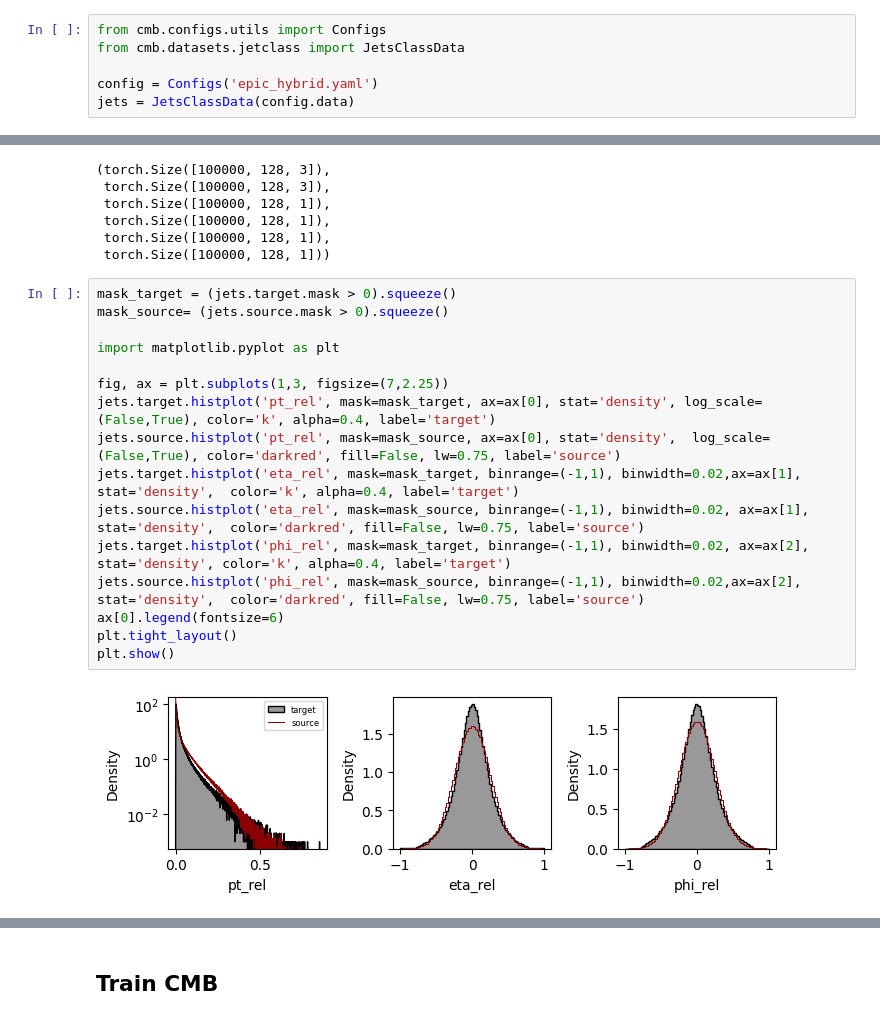
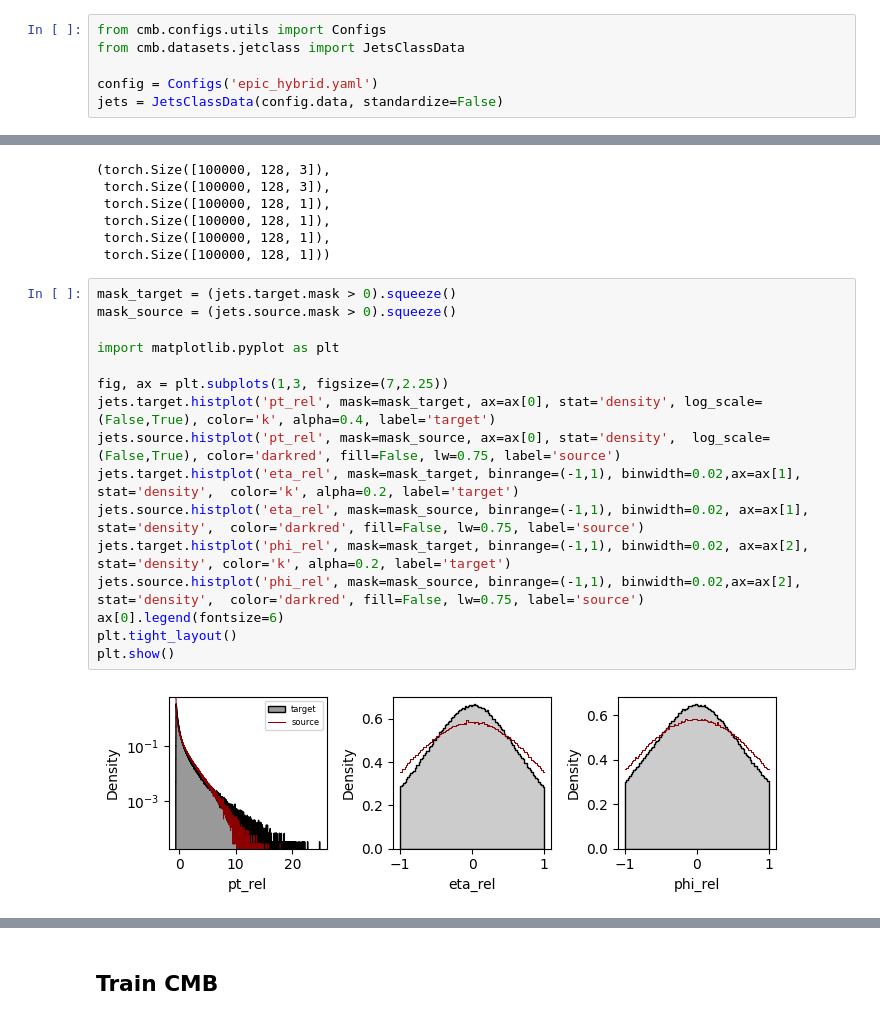
Before and after one commit to dfaroughy/CMB, a Jupyter notebook: experiments/jetclass/train_epic_hybrid.ipynb, the cells around one changed output, grey strips where cells are left out. Cells and saved outputs as stored; diff of their text form.

```diff
--- a/experiments/jetclass/train_epic_hybrid.ipynb
+++ b/experiments/jetclass/train_epic_hybrid.ipynb
@@ -3,5 +3,5 @@ from cmb.configs.utils import Configs
 from cmb.datasets.jetclass import JetsClassData
 
 config = Configs('epic_hybrid.yaml')
-jets = JetsClassData(config.data)
+jets = JetsClassData(config.data, standardize=False)
 # %% [output]
@@ -24,22 +24,22 @@ jets.source.mask.shape)
  torch.Size([100000, 128, 1]))
 # %%
 mask_target = (jets.target.mask > 0).squeeze()
-mask_source= (jets.source.mask > 0).squeeze()
+mask_source = (jets.source.mask > 0).squeeze()
 
 import matplotlib.pyplot as plt
 
 fig, ax = plt.subplots(1,3, figsize=(7,2.25))
 jets.target.histplot('pt_rel', mask=mask_target, ax=ax[0], stat='density', log_scale=(False,True), color='k', alpha=0.4, label='target')
 jets.source.histplot('pt_rel', mask=mask_source, ax=ax[0], stat='density',  log_scale=(False,True), color='darkred', fill=False, lw=0.75, label='source')
-jets.target.histplot('eta_rel', mask=mask_target, binrange=(-1,1), binwidth=0.02,ax=ax[1], stat='density',  color='k', alpha=0.4, label='target')
+jets.target.histplot('eta_rel', mask=mask_target, binrange=(-1,1), binwidth=0.02,ax=ax[1], stat='density',  color='k', alpha=0.2, label='target')
 jets.source.histplot('eta_rel', mask=mask_source, binrange=(-1,1), binwidth=0.02, ax=ax[1], stat='density',  color='darkred', fill=False, lw=0.75, label='source')
-jets.target.histplot('phi_rel', mask=mask_target, binrange=(-1,1), binwidth=0.02, ax=ax[2], stat='density', color='k', alpha=0.4, label='target')
+jets.target.histplot('phi_rel', mask=mask_target, binrange=(-1,1), binwidth=0.02, ax=ax[2], stat='density', color='k', alpha=0.2, label='target')
 jets.source.histplot('phi_rel', mask=mask_source, binrange=(-1,1), binwidth=0.02,ax=ax[2], stat='density',  color='darkred', fill=False, lw=0.75, label='source')
 ax[0].legend(fontsize=6)
 plt.tight_layout()
 plt.show()
 # %% [output]
-[figure, old version]
+[figure, new version]
 # %%
 jets.source.display_cloud(idx=10,  scale_marker=200.0), jets.target.display_cloud(idx=10,  scale_marker=200.0)
 # %% [output]
```
Also changed, not shown: parts of 14 cells of this notebook, 9 other files.
